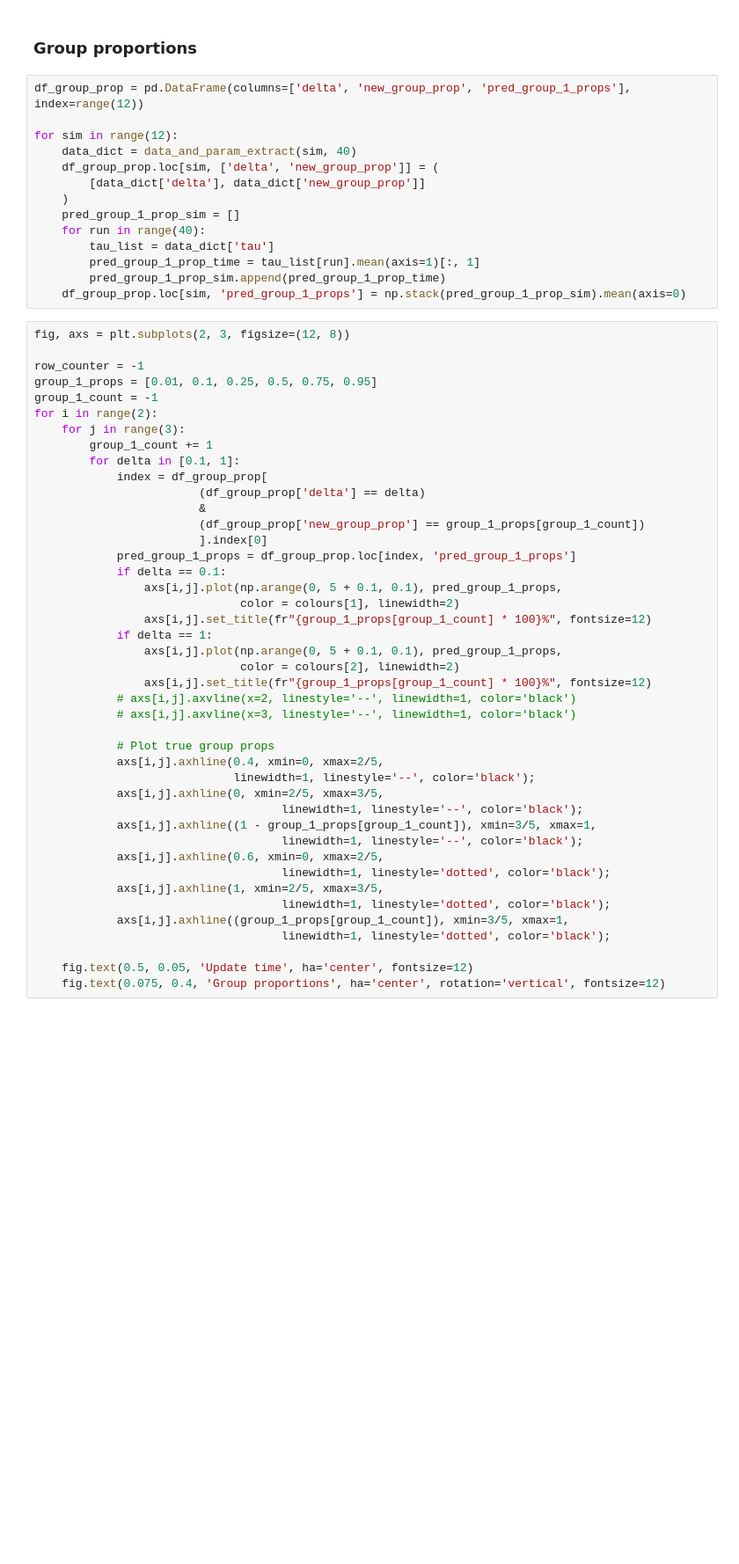
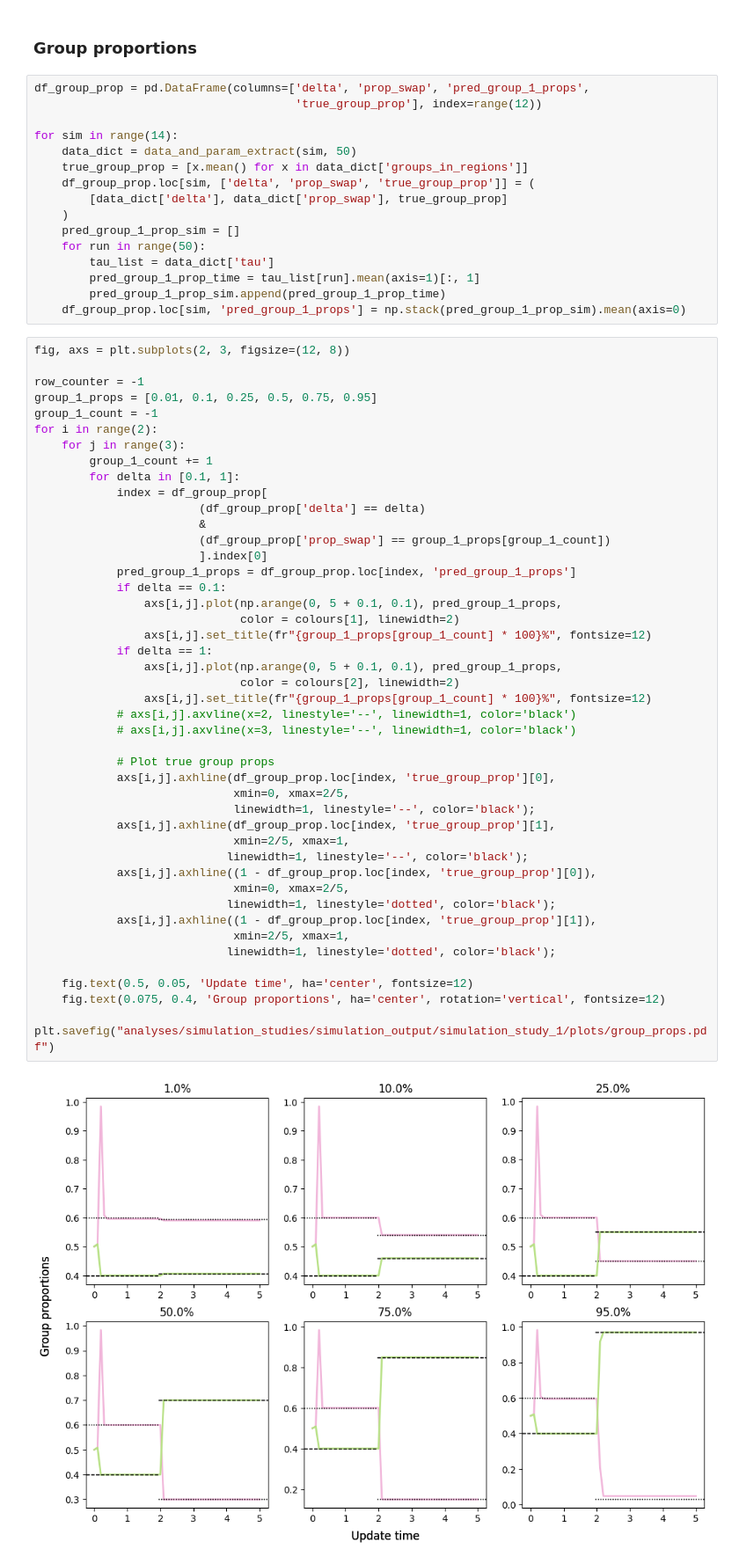
Before and after one commit to joshcorneck/dynamicBHPP, a Jupyter notebook: analyses/simulation_studies/simulation_output/simulation_study_1/output_analysis_1.ipynb, the cells around one changed output. Shown: that part at 88% size. Saved outputs shown, nothing was run; the diff lists cells and outputs as text; blank space fills up the shorter version.

```diff
--- a/analyses/simulation_studies/simulation_output/simulation_study_1/output_analysis_1.ipynb
+++ b/analyses/simulation_studies/simulation_output/simulation_study_1/output_analysis_1.ipynb
@@ -238,15 +244,17 @@ fig.text(0.925, 0.3, r'$\delta = 1$', ha='center', rotation=-90, fontsize=12);
 # %% [markdown]
 ### Group proportions
 # %%
-df_group_prop = pd.DataFrame(columns=['delta', 'new_group_prop', 'pred_group_1_props'], index=range(12))
+df_group_prop = pd.DataFrame(columns=['delta', 'prop_swap', 'pred_group_1_props',
+                                      'true_group_prop'], index=range(12))
 
-for sim in range(12):
-    data_dict = data_and_param_extract(sim, 40)
-    df_group_prop.loc[sim, ['delta', 'new_group_prop']] = (
-        [data_dict['delta'], data_dict['new_group_prop']]
+for sim in range(14):
+    data_dict = data_and_param_extract(sim, 50)
+    true_group_prop = [x.mean() for x in data_dict['groups_in_regions']]
+    df_group_prop.loc[sim, ['delta', 'prop_swap', 'true_group_prop']] = (
+        [data_dict['delta'], data_dict['prop_swap'], true_group_prop]
     )
     pred_group_1_prop_sim = []
-    for run in range(40):
+    for run in range(50):
         tau_list = data_dict['tau']
         pred_group_1_prop_time = tau_list[run].mean(axis=1)[:, 1]
         pred_group_1_prop_sim.append(pred_group_1_prop_time)
@@ -255,42 +263,46 @@ for sim in range(12):
 fig, axs = plt.subplots(2, 3, figsize=(12, 8))
 
 row_counter = -1
 group_1_props = [0.01, 0.1, 0.25, 0.5, 0.75, 0.95]
 group_1_count = -1
 for i in range(2):
     for j in range(3):
         group_1_count += 1
         for delta in [0.1, 1]:
             index = df_group_prop[
                         (df_group_prop['delta'] == delta)
                         &
-                        (df_group_prop['new_group_prop'] == group_1_props[group_1_count])
+                        (df_group_prop['prop_swap'] == group_1_props[group_1_count])
                         ].index[0]
             pred_group_1_props = df_group_prop.loc[index, 'pred_group_1_props']
             if delta == 0.1:
                 axs[i,j].plot(np.arange(0, 5 + 0.1, 0.1), pred_group_1_props,
                               color = colours[1], linewidth=2)
                 axs[i,j].set_title(fr"{group_1_props[group_1_count] * 100}%", fontsize=12)
             if delta == 1:
                 axs[i,j].plot(np.arange(0, 5 + 0.1, 0.1), pred_group_1_props,
                               color = colours[2], linewidth=2)
                 axs[i,j].set_title(fr"{group_1_props[group_1_count] * 100}%", fontsize=12)
             # axs[i,j].axvline(x=2, linestyle='--', linewidth=1, color='black')
             # axs[i,j].axvline(x=3, linestyle='--', linewidth=1, color='black')
 
             # Plot true group props
-            axs[i,j].axhline(0.4, xmin=0, xmax=2/5,
+            axs[i,j].axhline(df_group_prop.loc[index, 'true_group_prop'][0],
+                             xmin=0, xmax=2/5,
                              linewidth=1, linestyle='--', color='black');
-            axs[i,j].axhline(0, xmin=2/5, xmax=3/5,
-                                    linewidth=1, linestyle='--', color='black');
-            axs[i,j].axhline((1 - group_1_props[group_1_count]), xmin=3/5, xmax=1,
-                                    linewidth=1, linestyle='--', color='black');
-            axs[i,j].axhline(0.6, xmin=0, xmax=2/5,
-                                    linewidth=1, linestyle='dotted', color='black');
-            axs[i,j].axhline(1, xmin=2/5, xmax=3/5,
-                                    linewidth=1, linestyle='dotted', color='black');
-            axs[i,j].axhline((group_1_props[group_1_count]), xmin=3/5, xmax=1,
-                                    linewidth=1, linestyle='dotted', color='black');
+            axs[i,j].axhline(df_group_prop.loc[index, 'true_group_prop'][1],
+                             xmin=2/5, xmax=1,
+                            linewidth=1, linestyle='--', color='black');
+            axs[i,j].axhline((1 - df_group_prop.loc[index, 'true_group_prop'][0]),
+                             xmin=0, xmax=2/5,
+                            linewidth=1, linestyle='dotted', color='black');
+            axs[i,j].axhline((1 - df_group_prop.loc[index, 'true_group_prop'][1]),
+                             xmin=2/5, xmax=1,
+                            linewidth=1, linestyle='dotted', color='black');
 
     fig.text(0.5, 0.05, 'Update time', ha='center', fontsize=12)
     fig.text(0.075, 0.4, 'Group proportions', ha='center', rotation='vertical', fontsize=12)
+
+plt.savefig("analyses/simulation_studies/simulation_output/simulation_study_1/plots/group_props.pdf")
+# %% [output]
+[figure, added]
```
Also changed, not shown: parts of 2 cells of this notebook, 12 other files.
